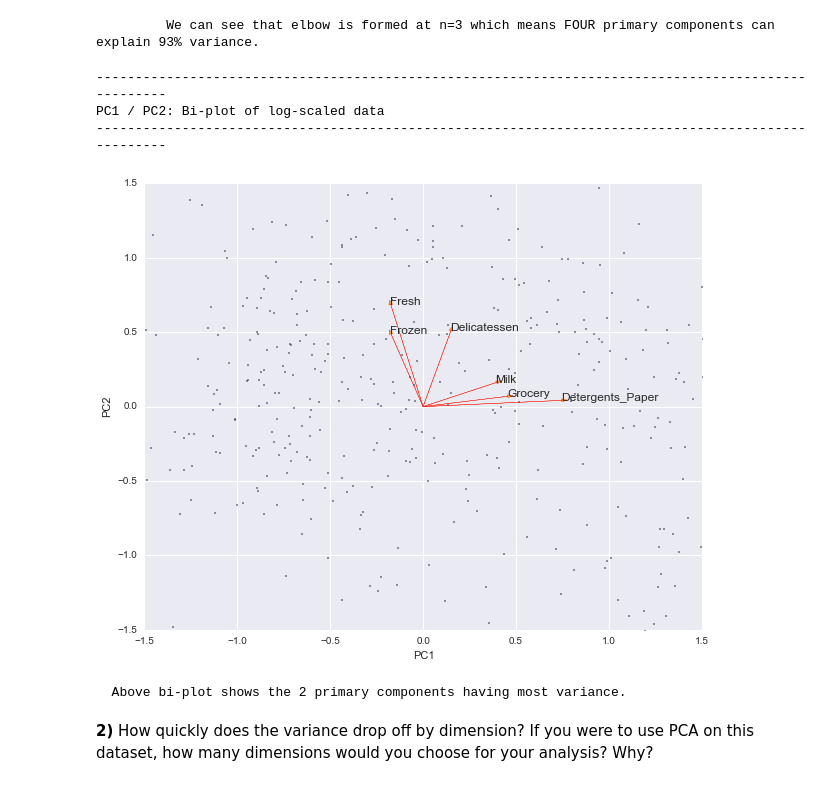
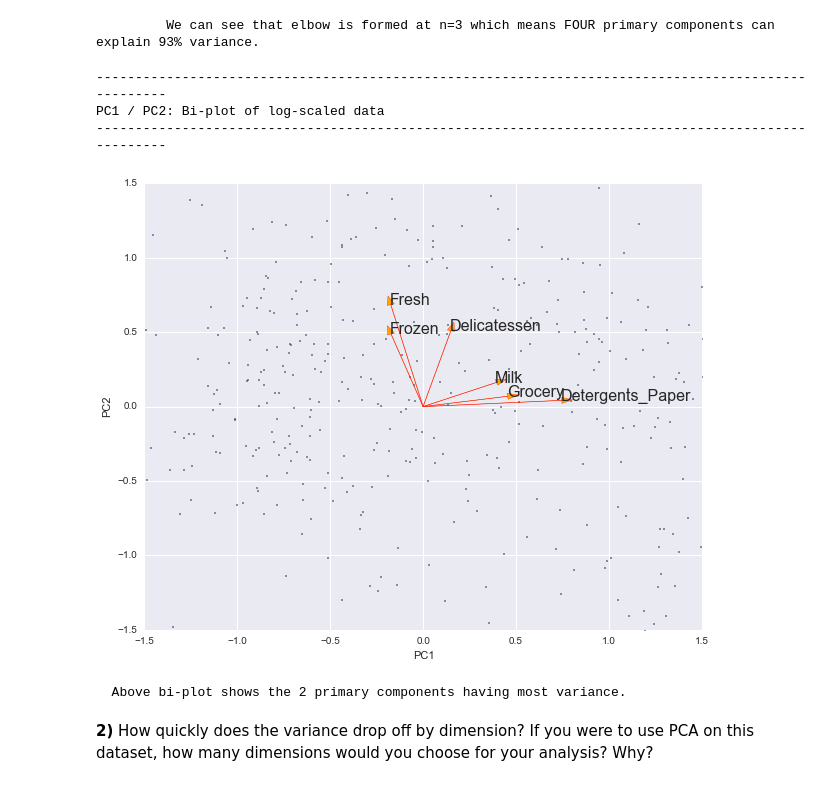
Before and after one commit to agrawalnishant/machine_learning_projects, a Jupyter notebook: Submission/Customer Segments/customer_segments.ipynb, the cells around one changed output. Drawn from its saved outputs; the diff is of its cells as text; code cells hidden in the pictures.

```diff
--- a/Submission/Customer Segments/customer_segments.ipynb
+++ b/Submission/Customer Segments/customer_segments.ipynb
@@ -175,36 +175,36 @@ having-trouble-with-pca-and-ica-specifically-with-explaining-what-the-dimensions
 
 def biplot12(df):
     # Fit on 2 components
     pca = PCA(n_components=2, whiten=True).fit(df)
 
     # Plot transformed/projected data
     ax = pd.DataFrame(
         pca.transform(df),
         columns=['PC1', 'PC2']
     ).plot(kind='scatter', x='PC1', y='PC2', figsize=(10, 8), s=1.5)
 
     # Plot arrows and labels
     for i, (pc1, pc2) in enumerate(zip(pca.components_[0], pca.components_[1])):
-        ax.arrow(0, 0, pc1, pc2, width=0.001, fc='orange', ec='red')
-        ax.annotate(df.columns[i], (pc1, pc2), size=12)
+        ax.arrow(0, 0, pc1, pc2, width=0.002, fc='orange', ec='red')
+        ax.annotate(df.columns[i], (pc1, pc2), size=16)
 
     return ax
 
 print '-'*100
 print "PC1 / PC2: Bi-plot of log-scaled data"
 print '-'*100
 ax = biplot12(data)
 # Play around with the ranges for scaling the plot
 ax.set_xlim([-1.5, 1.5])
 ax.set_ylim([-1.5, 1.5])
 plt.show()
 
 print "\n  Above bi-plot shows the 2 primary components having most variance. \n"
 # %% [output]
 ----------------------------------------------------------------------------------------------------
 PC1 / PC2: Bi-plot of log-scaled data
 ----------------------------------------------------------------------------------------------------
-[figure, old version]
+[figure, new version]
   Above bi-plot shows the 2 primary components having most variance.
 # %% [markdown]
 **2)** How quickly does the variance drop off by dimension? If you were to use PCA on this dataset, how many dimensions would you choose for your analysis? Why?
```
Also changed, not shown: parts of 3 cells of this notebook, 6 other files.
